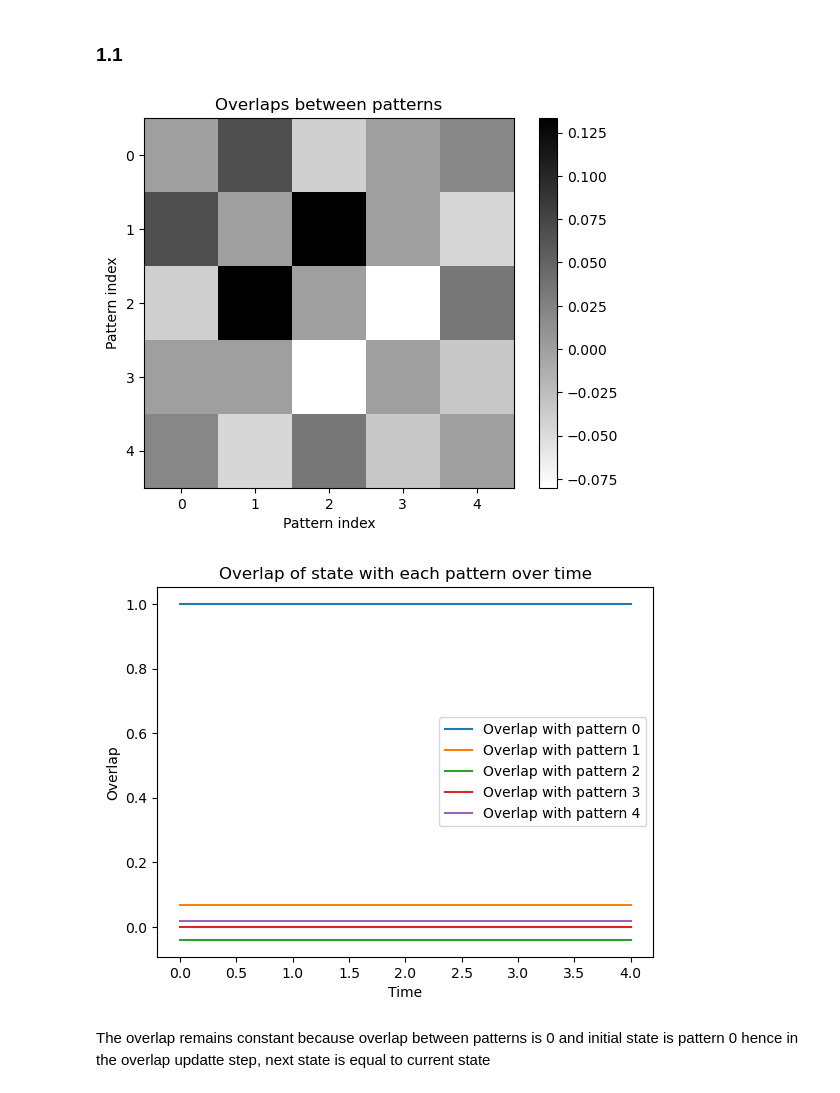
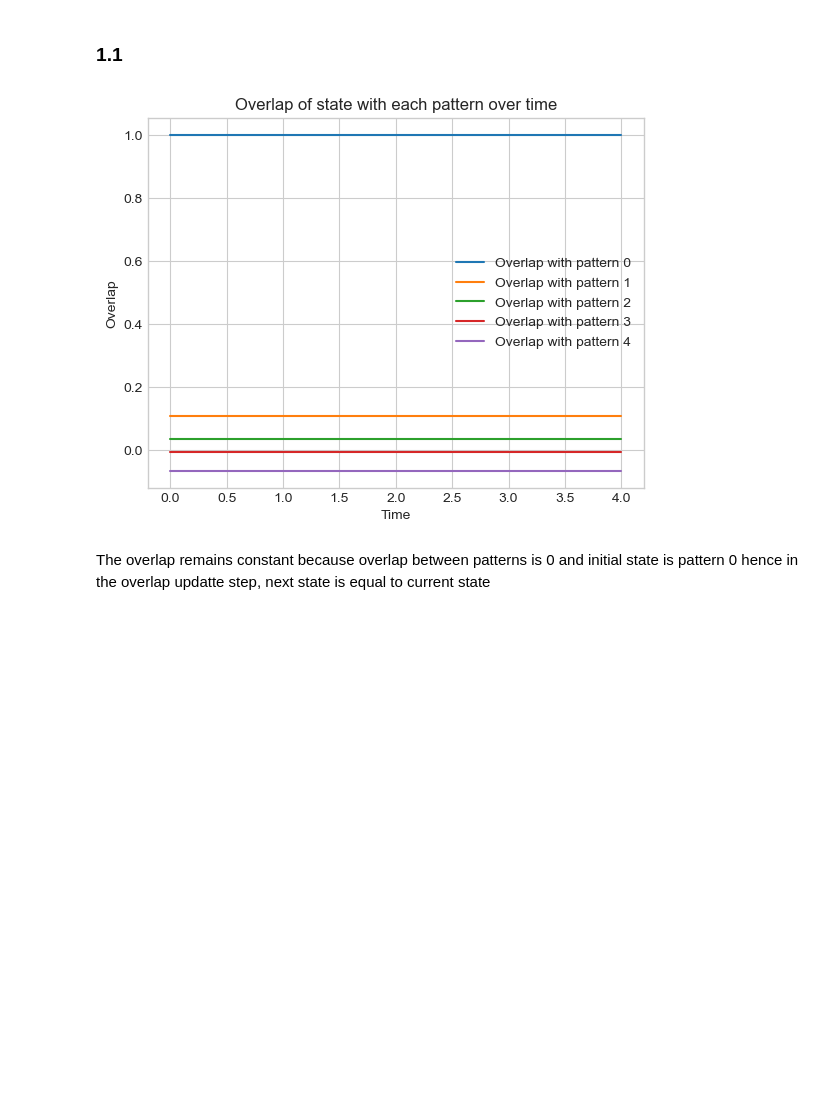
Before and after one commit to seb2o/Biological-Hopfield-Model, a Jupyter notebook: ex1_seb.ipynb, the cells around one changed output. Drawn from its saved outputs; the diff is of its cells as text; code cells hidden in the pictures; blank space fills up the shorter version.

```diff
--- a/ex1_seb.ipynb
+++ b/ex1_seb.ipynb
@@ -1,37 +1,39 @@
 # %%
-
+import sys
 
 import utils
 import numpy as np
 import matplotlib.pyplot as plt
-from tqdm import tqdm
+from tqdm.notebook import tqdm
+
+# define default style of matplotlib
+plt.style.use('seaborn-v0_8-whitegrid')
 # %% [markdown]
 ### 1.1
 # %%
 NETWORK_DIM = 300
 N_PATTERNS = 5
 T = 5
-patterns = utils.get_n_binary_patterns(n_patterns=N_PATTERNS, pattern_dim=NETWORK_DIM, check_overlaps=True)
+patterns = utils.get_n_binary_patterns(n_patterns=N_PATTERNS, pattern_dim=NETWORK_DIM, check_overlaps=False)
 cs = patterns[0]#np.random.binomial(1, 0.5, NETWORK_DIM) * 2 - 1
 overlaps = []
 for t in range(T):
     overlaps_t = [utils.overlap(cs, p) for p in patterns]
     overlaps.append(overlaps_t)
     ns = utils.compute_next_state_with_overlaps(cs, patterns)
     cs = ns
 overlaps = np.array(overlaps).T
 plt.figure()
 for i, overlap in enumerate(overlaps):
     plt.plot(overlap, label=f'Overlap with pattern {i}')
 
 plt.xlabel('Time')
 plt.ylabel('Overlap')
 plt.title('Overlap of state with each pattern over time')
 plt.legend()
 plt.show()
 # %% [output]
-[figure, old version]
+[figure, new version]
-[figure, removed]
 # %% [markdown]
 The overlap remains constant because overlap between patterns is 0 and initial state is pattern 0 hence in the overlap updatte step, next state is equal to current state
 # %% [markdown]
```
Also changed, not shown: parts of 8 cells of this notebook.
